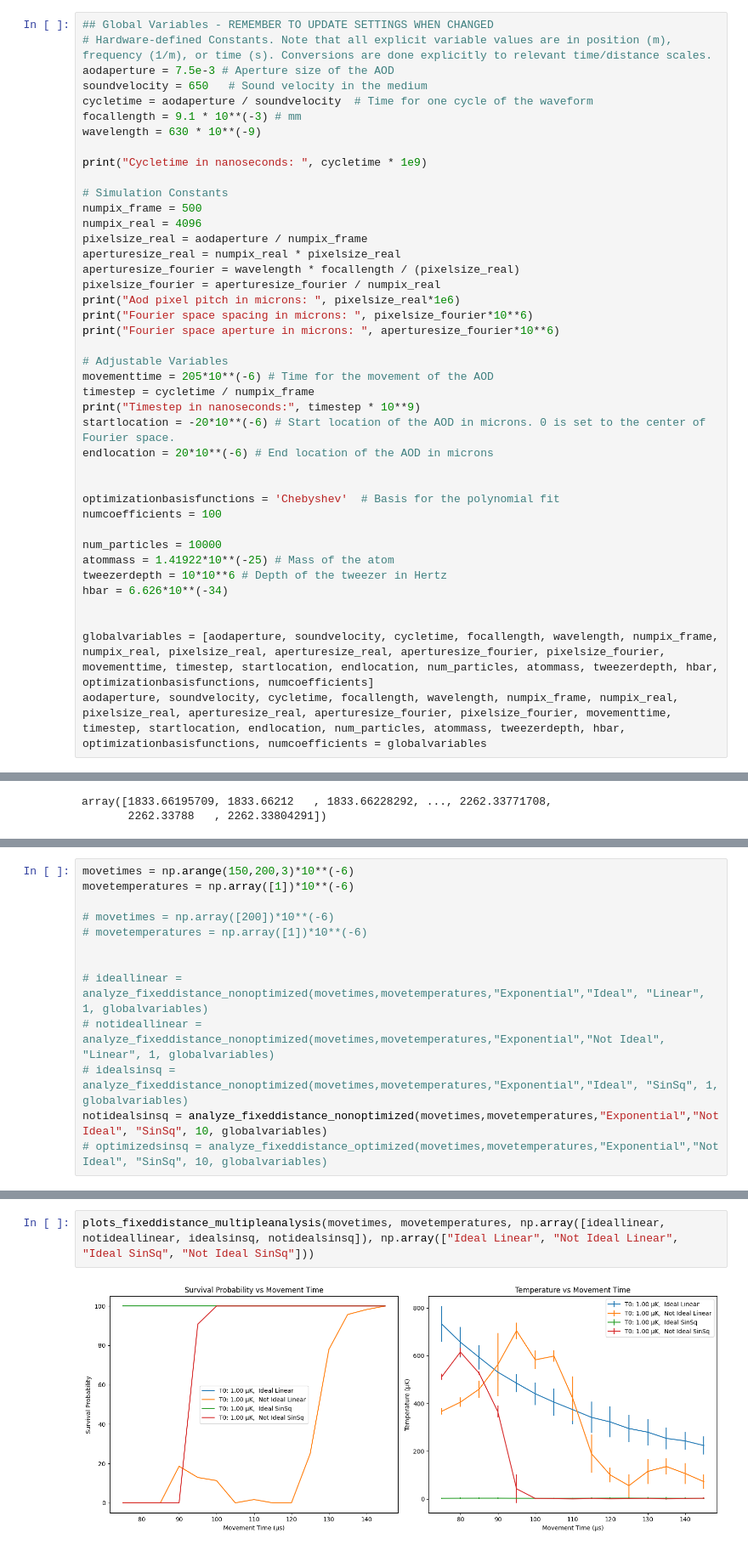
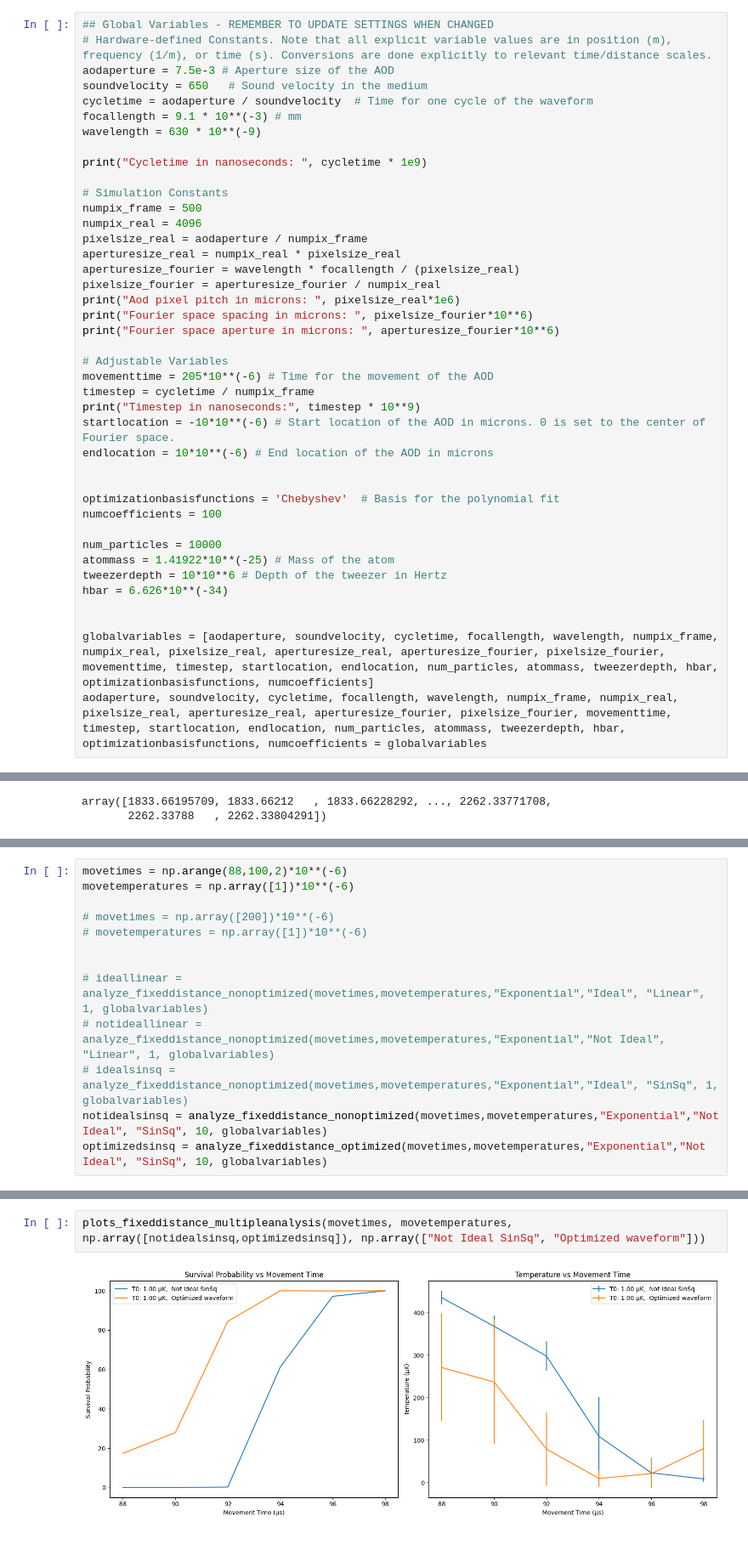
Before and after one commit to nsong03/Ultracold-Research, a Jupyter notebook: TweezerOptimization/AWGwaveformoptimization.ipynb, the cells around one changed output, grey strips where cells are left out. Shown at 85% size. Saved outputs shown, nothing was run; the diff lists cells and outputs as text.

```diff
--- a/TweezerOptimization/AWGwaveformoptimization.ipynb
+++ b/TweezerOptimization/AWGwaveformoptimization.ipynb
@@ -63,8 +65,8 @@ print("Fourier space aperture in microns: ", aperturesize_fourier*10**6)
 movementtime = 205*10**(-6) # Time for the movement of the AOD
 timestep = cycletime / numpix_frame
 print("Timestep in nanoseconds:", timestep * 10**9)
-startlocation = -20*10**(-6) # Start location of the AOD in microns. 0 is set to the center of Fourier space.
-endlocation = 20*10**(-6) # End location of the AOD in microns
+startlocation = -10*10**(-6) # Start location of the AOD in microns. 0 is set to the center of Fourier space.
+endlocation = 10*10**(-6) # End location of the AOD in microns
 
 
 optimizationbasisfunctions = 'Chebyshev'  # Basis for the polynomial fit
@@ -378,7 +380,7 @@ AWGinitguessexponential = exponentialphaseresponse(AWGinitguess)
 
 fittedwaveform, fittedlegendre = init_opt_waveformfitLegendre(AWGinitguess, 1000, globalvariables)
 # %%
-movetimes = np.arange(150,200,3)*10**(-6)
+movetimes = np.arange(88,100,2)*10**(-6)
 movetemperatures = np.array([1])*10**(-6)
 
 # movetimes = np.array([200])*10**(-6)
@@ -389,5 +391,5 @@ movetemperatures = np.array([1])*10**(-6)
 # notideallinear = analyze_fixeddistance_nonoptimized(movetimes,movetemperatures,"Exponential","Not Ideal", "Linear", 1, globalvariables)
 # idealsinsq = analyze_fixeddistance_nonoptimized(movetimes,movetemperatures,"Exponential","Ideal", "SinSq", 1, globalvariables)
 notidealsinsq = analyze_fixeddistance_nonoptimized(movetimes,movetemperatures,"Exponential","Not Ideal", "SinSq", 10, globalvariables)
-# optimizedsinsq = analyze_fixeddistance_optimized(movetimes,movetemperatures,"Exponential","Not Ideal", "SinSq", 10, globalvariables)
+optimizedsinsq = analyze_fixeddistance_optimized(movetimes,movetemperatures,"Exponential","Not Ideal", "SinSq", 10, globalvariables)
 # %% [output]
@@ -399,7 +447,7 @@ plots_fixeddistance(movetimes, movetemperatures, notidealsinsq)
 # %%
-plots_fixeddistance_multipleanalysis(movetimes, movetemperatures, np.array([ideallinear, notideallinear, idealsinsq, notidealsinsq]), np.array(["Ideal Linear", "Not Ideal Linear", "Ideal SinSq", "Not Ideal SinSq"]))
+plots_fixeddistance_multipleanalysis(movetimes, movetemperatures, np.array([notidealsinsq,optimizedsinsq]), np.array(["Not Ideal SinSq", "Optimized waveform"]))
 # %% [output]
-[figure, old version]
+[figure, new version]
 # %%
 plt.figure(figsize=(12, 8))
 
```
Also changed, not shown: parts of 7 cells of this notebook, 8 other files.
